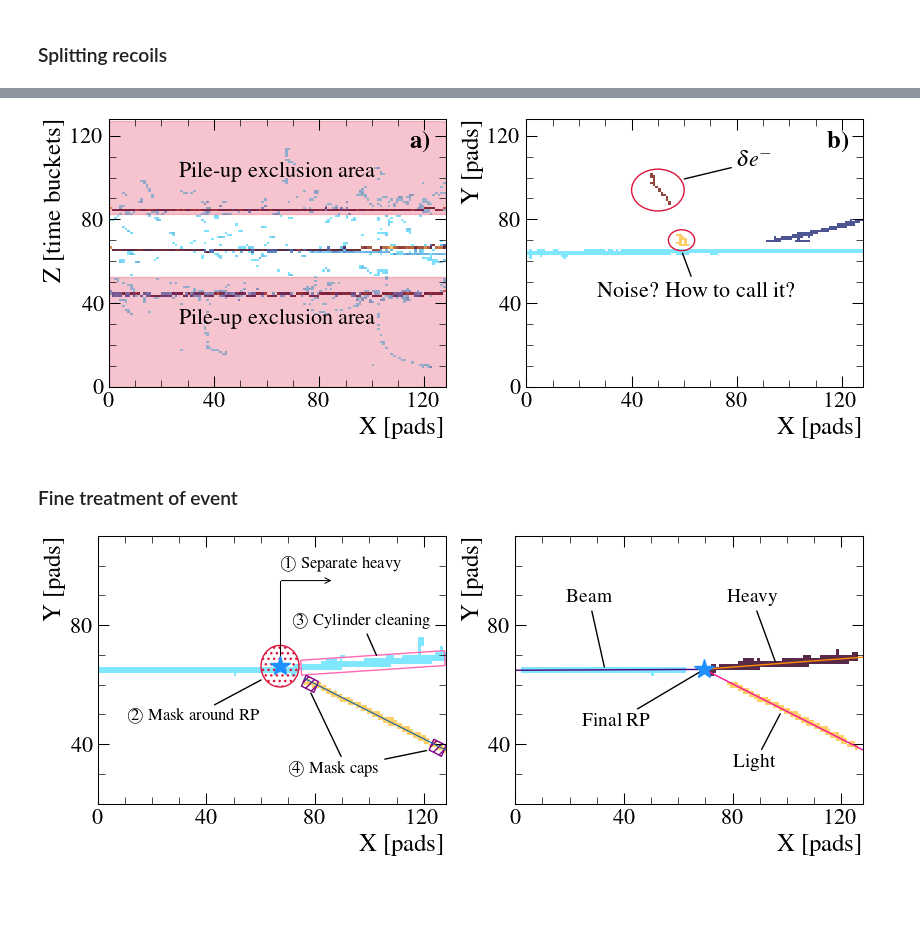
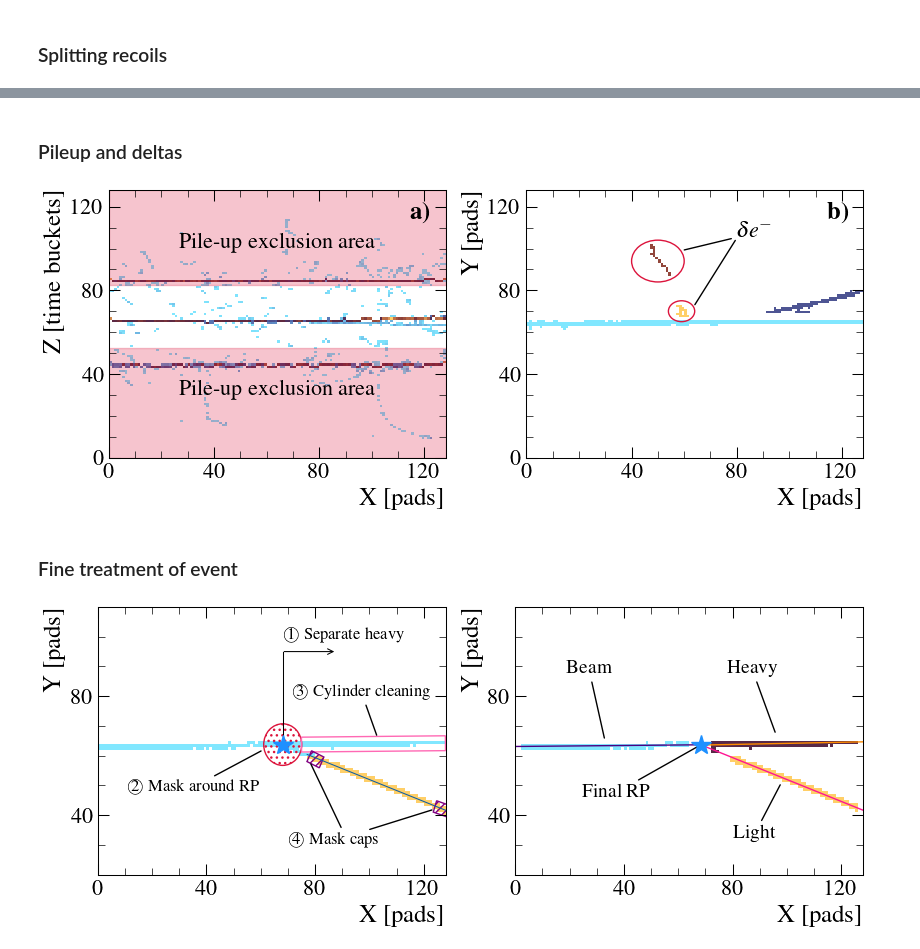
Before and after one commit to loopset/e796-analysis, a Jupyter notebook: Publications/Code/mpl/filtering.ipynb, the cells around one changed output, grey strips where cells are left out. Drawn from its saved outputs; the diff is of its cells as text; code cells hidden in the pictures; blank space fills up the shorter version.

```diff
--- a/Publications/Code/mpl/filtering.ipynb
+++ b/Publications/Code/mpl/filtering.ipynb
@@ -103,19 +97,20 @@ plt.savefig("./Outputs/merge.pdf")
+# %% [markdown]
+### Pileup and deltas
 # %%
 reload(u)
 pileup = u.DataInterface("../Events/run_155_entry_1296.root")
-pileup.fill("xz")
 
-fig = plt.figure("pileup", figsize=figsize)
+fig = u.init_figure("pileup", figsize=figsize)
+
 gs = fig.add_gridspec(1, 2, height_ratios=[1])
-fig.clf()
 ax1 = fig.add_subplot(gs[0])
 ax2 = fig.add_subplot(gs[1])
 
 # Pileup
 plt.sca(ax1)
-pileup.imshow(False, "xz")
+pileup.draw(False, "xz")
 # Draw exclusion regions
-ax1.axhspan(82.5, 127, color="crimson", alpha=0.25)
+ax1.axhspan(82.5, 128, color="crimson", alpha=0.25)
 ax1.axhspan(0, 52.5, color="crimson", alpha=0.25)
 ax1.annotate("Pile-up exclusion area", xy=(64, 100), ha="center", fontsize=16)
 ax1.annotate("Pile-up exclusion area", xy=(64, 30), ha="center", fontsize=16)
@@ -125,15 +120,14 @@ u.add_subplot_label("a)", 0.925, 0.91)
 # Clean delta
 plt.sca(ax2)
 delta = u.DataInterface("../Events/clean_delta.root")
-delta.fill("xy")
-delta.imshow(True)
+delta.draw(True)
 # Delta electron
 ax2.annotate(r"$\delta e^{-}$", xy=(59, 99), xytext=(80, 105),
             arrowprops=dict(arrowstyle="-"), fontsize=16)
 c0 = mpl.patches.Circle((50, 94), 10, color="crimson", fill=False)
 ax2.add_patch(c0)
 # Noise
-ax2.annotate("Noise? How to call it?", xy=(59, 65), xytext=(27, 43),
+ax2.annotate("", xy=(63.5, 72), xytext=(80, 105),
             arrowprops=dict(arrowstyle="-"), fontsize=16)
 c1 = mpl.patches.Circle((59, 70), 5, color="crimson", fill=False)
 ax2.add_patch(c1)
@@ -143,23 +137,21 @@ plt.tight_layout()
 plt.show()
 plt.savefig("./Outputs/pileup_deltas.pdf")
 # %% [output]
-[figure, old version]
+[figure, new version]
 # %% [markdown]
 ### Fine treatment of event
 # %%
 reload(u)
 fineb = u.DataInterface("../Events/fine_before.root")
-fineb.fill("xy")
 
-fig = plt.figure("fine event", figsize=figsize)
+fig = u.init_figure("fine event", figsize=figsize)
 gs = fig.add_gridspec(1, 2, height_ratios=[1])
-fig.clf()
 ax1 = fig.add_subplot(gs[0])
 ax2 = fig.add_subplot(gs[1])
 
 # Before
 plt.sca(ax1)
-fineb.imshow(True)
+fineb.draw(True)
 fineb.draw_rp(c="dodgerblue", markersize=15, lw=2, zorder=4)
 # 1 Break heavy
 ybreak = 95
@@ -175,50 +167,50 @@ ax1.add_patch(crp)
 ax1.annotate(r"\textcircled{2} Mask around RP", xy=(61,62), xytext=(35, 48), ha="center",
             arrowprops=dict(arrowstyle="-"), fontsize=12)
 # 3 Cilynder cleaning
-rect = mpl.patches.Rectangle((75, rp[1] - 3), width=53, height=5, angle=3.5, color="hotpink", fill=False, lw=1)
+rect = mpl.patches.Rectangle((75, rp[1] - 2.5), width=53, height=5, angle=0.5, color="hotpink", fill=False, lw=1)
 ax1.add_patch(rect)
-ax1.annotate(r"\textcircled{3} Cylinder cleaning", xy=(103, 69), xytext=(97,80), fontsize=12, ha="center",
+ax1.annotate(r"\textcircled{3} Cylinder cleaning", xy=(103, 66), xytext=(97,80), fontsize=12, ha="center",
             arrowprops=dict(arrowstyle="-"))
 # 4 Capping fit
 fineb.draw_line(0, min=rp[0] + 9, lw=0.75)
-cap0 = mpl.patches.Rectangle((75, 59.5), width=5, height=4, angle=-25, color="purple",
+cap0 = mpl.patches.Rectangle((77, 58), width=5, height=4, angle=-25, color="purple",
                             ec="purple", fc="none", hatch="////")
-cap1 = mpl.patches.Rectangle((122, 38), width=5, height=4, angle=-25, color="purple",
+cap1 = mpl.patches.Rectangle((123.5, 41), width=5, height=4, angle=-18, color="purple",
                             ec="purple", fc="none", hatch="////")
 ax1.add_patch(cap0)
 ax1.add_patch(cap1)
-ax1.annotate(r"\textcircled{4} Mask caps", xy=(122, 38), xytext=(70, 30), fontsize=12,
+ax1.annotate(r"\textcircled{4} Mask caps", xy=(124, 42), xytext=(70, 30), fontsize=12,
             arrowprops=dict(arrowstyle="-"))
 ax1.annotate("", xy=(78, 58), xytext=(90, 35), fontsize=12,
             arrowprops=dict(arrowstyle="-"))
 # fineb.draw_line(1)
 # Set sizes
 ax1.set_ylim(20, 110)
 
 # -------------------------------------------------------
 # After fine tuning
 plt.sca(ax2)
 finea = u.DataInterface("../Events/fine_after.root")
-finea.fill("xy")
-finea.imshow(True)
+finea.change_id({0:0, 1:2, 2:1})
+finea.draw(True)
 finea.draw_rp(c="dodgerblue", markersize=15, lw=2, zorder=4)
 finea.draw_line(0, finea.rp[0], color="deeppink") #light
 finea.draw_line(1, 0, finea.rp[0], color="indigo") # beam
 finea.draw_line(2, finea.rp[0], color="darkorange")# heavy
 ax2.set_ylim(20, 110)
 
 # Annotate
 ax2.annotate("Beam", xy=(33, 65), xytext=(27, 88), fontsize=14, ha="center",
             arrowprops=dict(arrowstyle="-"))
 ax2.annotate("Heavy", xy=(96, 67), xytext=(87, 88), fontsize=14, ha="center",
             arrowprops=dict(arrowstyle="-"))
 ax2.annotate("Light", xy=(98, 51), xytext=(88, 32), fontsize=14, ha="center",
             arrowprops=dict(arrowstyle="-"))
 ax2.annotate("Final RP", xy=(finea.rp[0], finea.rp[1]), xytext=(37, 46), fontsize=14, ha="center",
             arrowprops=dict(arrowstyle="-"))
 
 plt.tight_layout()
 plt.show()
 plt.savefig("./Outputs/fine.pdf")
 # %% [output]
-[figure, old version]
+[figure, new version]
```
Also changed, not shown: parts of 7 cells of this notebook, 10 other files.
